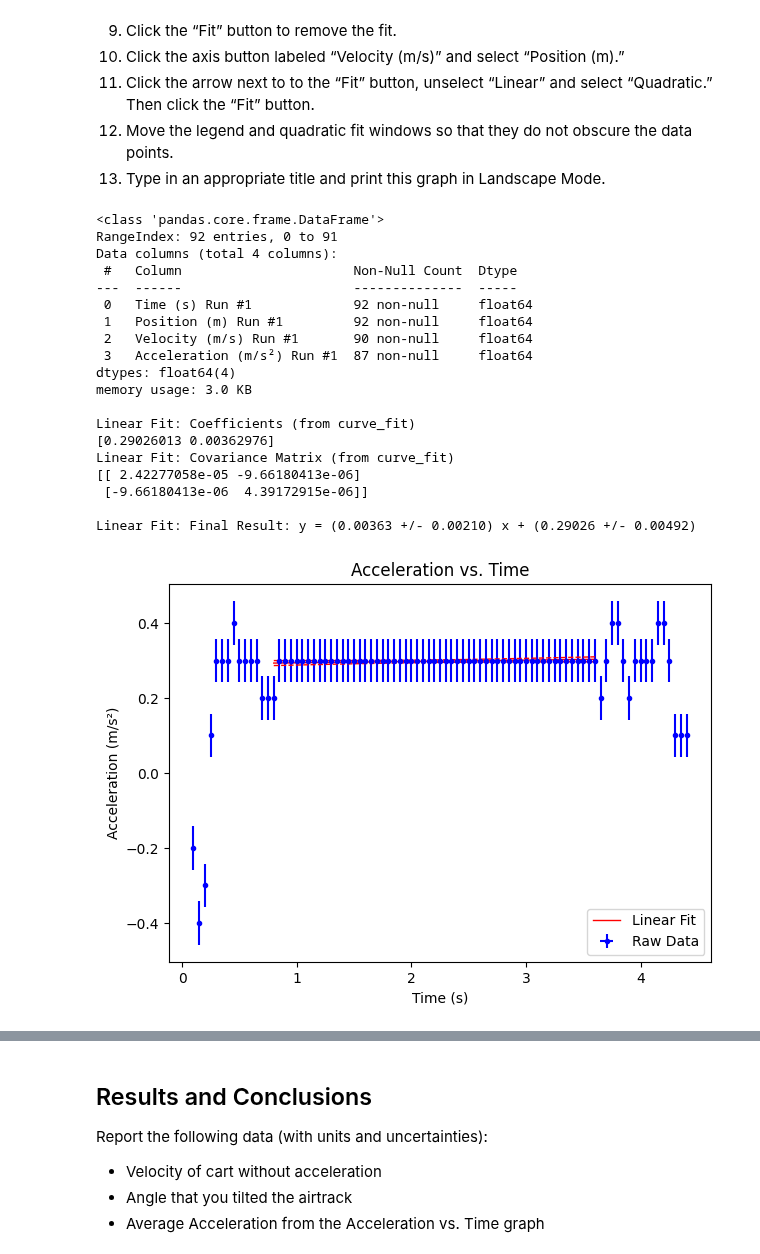
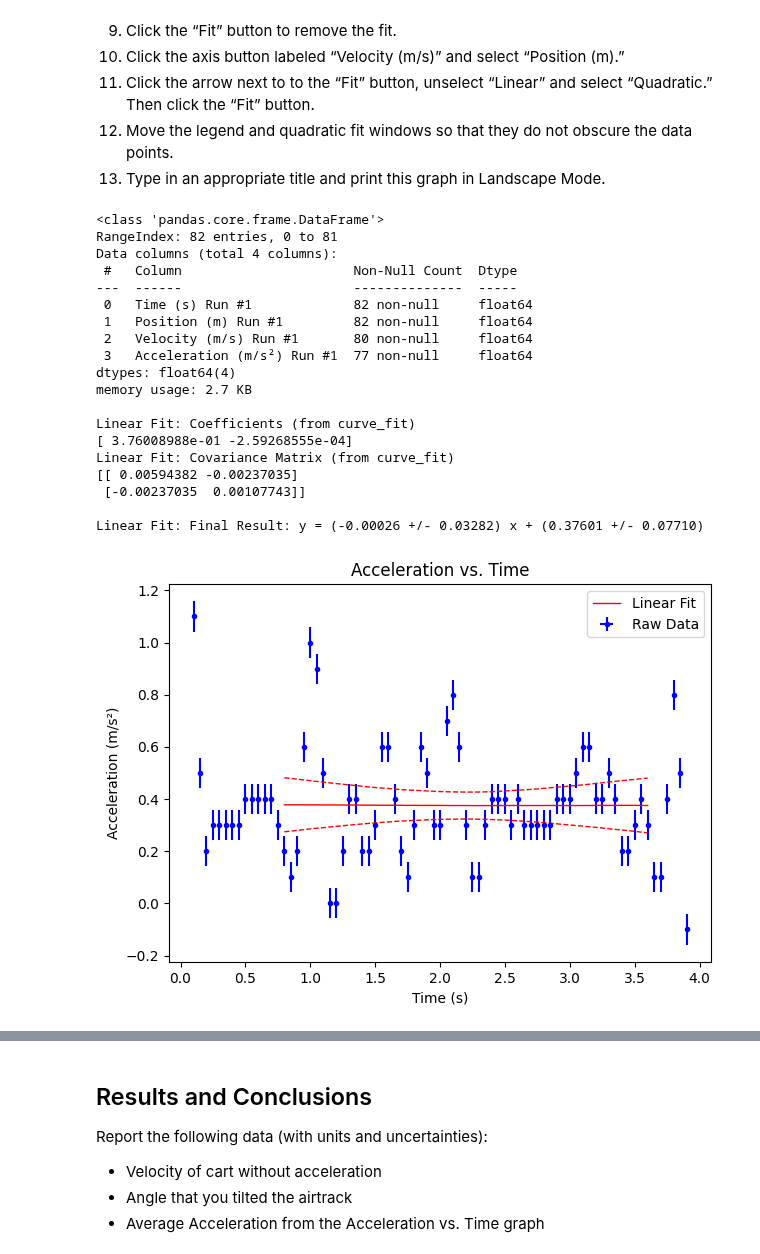
Before and after one commit to brash99/PhysicsLabs, a Jupyter notebook: PHYS201L/JupyterNotebooks/Lab2/Lab2.ipynb, the cells around one changed output, grey strips where cells are left out. Saved outputs shown, nothing was run; the diff lists cells and outputs as text; code cells hidden in the pictures.

```diff
--- a/PHYS201L/JupyterNotebooks/Lab2/Lab2.ipynb
+++ b/PHYS201L/JupyterNotebooks/Lab2/Lab2.ipynb
@@ -496,7 +498,7 @@ This time, let’s allow the Capstone software to analyze our data:
 # Acceleration vs Time Graph (Tilted Airtrack)
 
 # Reads the name of the csv file and gets the data
-df = pd.read_csv("./Lab2_Inclined_Airtrack.csv")
+df = pd.read_csv("./new_data/Lab2_Inclined_Airtrack.csv")
 
 # Prints information about the file
 df.info()
@@ -516,44 +518,44 @@ fig=plt.figure(figsize=(7,5), dpi= 100, facecolor='w', edgecolor='k')
 x_data = time.values.reshape(-1, 1)
 y_data = position.values.reshape(-1, 1)
 xi = df['Time (s) Run #1'].to_numpy()
 yi = df['Acceleration (m/s²) Run #1'].to_numpy()
 
 # Creates the base plot with titles
 plt.errorbar(x_data,y_data,Delta_a,delta_t_single,'b.',label='Raw Data')
 plt.ylabel('Acceleration (m/s²)')
 plt.xlabel('Time (s)')
 plt.title('Acceleration vs. Time')
 
 # Takes the x and y values to make a trendline
 intercept1, slope1, dintercept1, dslope1 = linear_fit_plot_errors(xi,yi,Delta_a,plt,0.8,3.6)
 # Adds the legend to the plot
 plt.legend()
 
 # Displays the plot
 plt.show()
 
 print("")
 # %% [output]
 <class 'pandas.core.frame.DataFrame'>
-RangeIndex: 92 entries, 0 to 91
+RangeIndex: 82 entries, 0 to 81
 Data columns (total 4 columns):
  #   Column                      Non-Null Count  Dtype
 ---  ------                      --------------  -----
- 0   Time (s) Run #1             92 non-null     float64
- 1   Position (m) Run #1         92 non-null     float64
- 2   Velocity (m/s) Run #1       90 non-null     float64
- 3   Acceleration (m/s²) Run #1  87 non-null     float64
+ 0   Time (s) Run #1             82 non-null     float64
+ 1   Position (m) Run #1         82 non-null     float64
+ 2   Velocity (m/s) Run #1       80 non-null     float64
+ 3   Acceleration (m/s²) Run #1  77 non-null     float64
 dtypes: float64(4)
-memory usage: 3.0 KB
+memory usage: 2.7 KB
 
 Linear Fit: Coefficients (from curve_fit)
-[0.29026013 0.00362976]
+[ 3.76008988e-01 -2.59268555e-04]
 Linear Fit: Covariance Matrix (from curve_fit)
-[[ 2.42277058e-05 -9.66180413e-06]
- [-9.66180413e-06  4.39172915e-06]]
+[[ 0.00594382 -0.00237035]
+ [-0.00237035  0.00107743]]
 
-Linear Fit: Final Result: y = (0.00363 +/- 0.00210) x + (0.29026 +/- 0.00492)
+Linear Fit: Final Result: y = (-0.00026 +/- 0.03282) x + (0.37601 +/- 0.07710)
-[figure, old version]
+[figure, new version]
 # %%
 # Position vs. Time Graph (accelerated)
 
```
Also changed, not shown: parts of 8 cells of this notebook, 1 other file.
